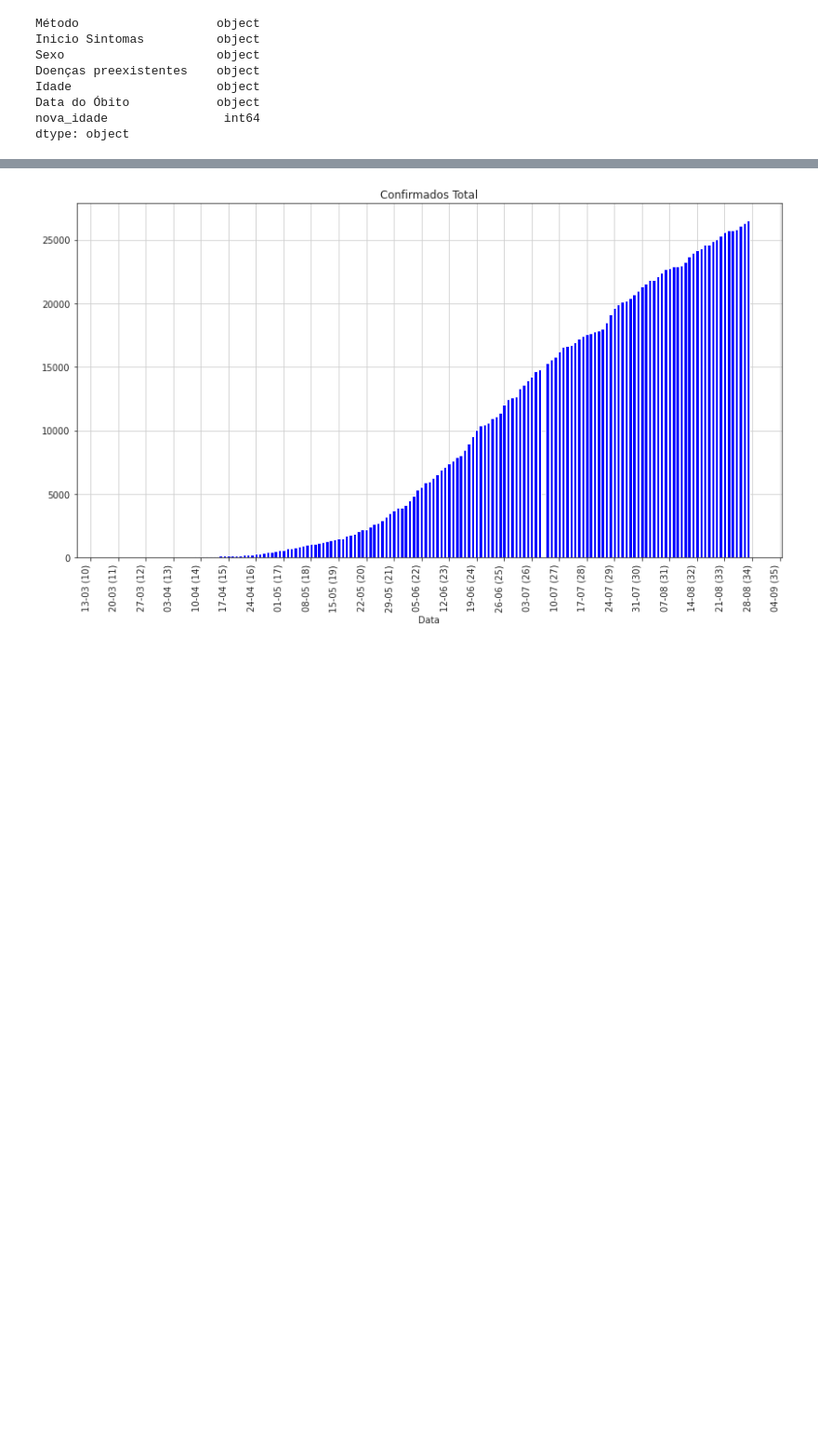
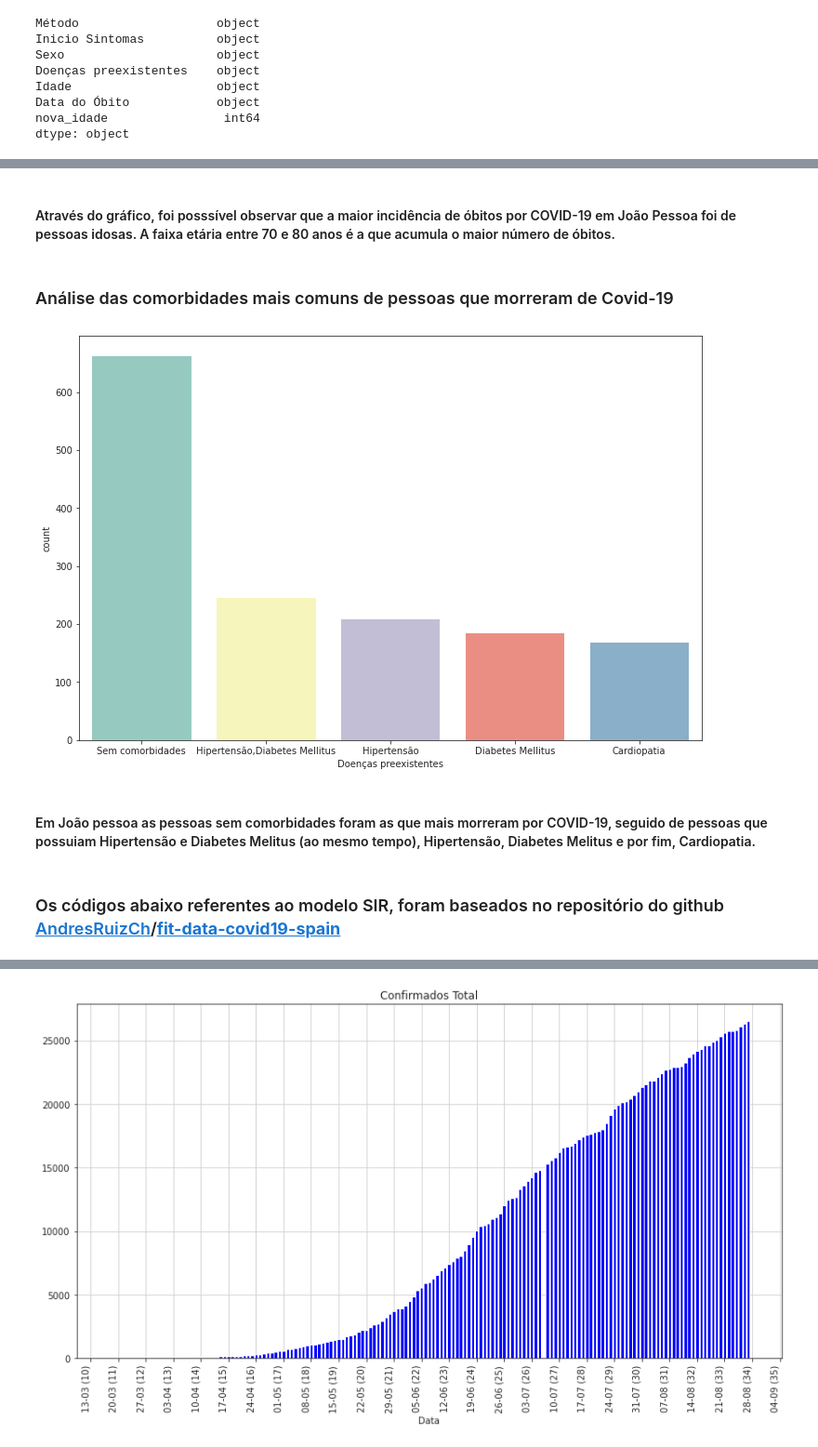
Before and after one commit to ruancastro/Dashboard_Analise_COVID19_JP_PB, a Jupyter notebook: main.ipynb, the cells around one changed output, grey strips where cells are left out. Shown at 93% size. Cells and saved outputs as stored; diff of their text form; code cells hidden in the pictures; blank space fills up the shorter version.

```diff
--- a/main.ipynb
+++ b/main.ipynb
@@ -254,0 +360,13 @@ Códigos baseados no projeto no link Fit COVID-19 real data to SIR or Logistic m
+# %% [markdown]
+#### Através do gráfico, foi posssível observar que a maior incidência de óbitos por COVID-19 em João Pessoa foi de pessoas idosas. A faixa etária entre 70 e 80 anos é a que acumula o maior número de óbitos.
+# %% [markdown]
+### Análise das comorbidades mais comuns de pessoas que morreram de Covid-19
+# %%
+sns.countplot(x="Doenças preexistentes", data=df_death, palette="Set3",
+              order=df_death['Doenças preexistentes'].value_counts().iloc[:5].index);
+# %% [output]
+[figure, added]
+# %% [markdown]
+#### Em João pessoa as pessoas sem comorbidades foram as que mais morreram por COVID-19, seguido de pessoas que possuiam Hipertensão e Diabetes Melitus (ao mesmo tempo), Hipertensão, Diabetes Melitus e por fim, Cardiopatia.
+# %% [markdown]
+### Os códigos abaixo referentes ao modelo SIR, foram baseados no repositório do github [AndresRuizCh](https://github.com/AndresRuizCh)/**[fit-data-covid19-spain](https://github.com/AndresRuizCh/fit-data-covid19-spain)**
```
Also changed, not shown: parts of 67 cells of this notebook.
